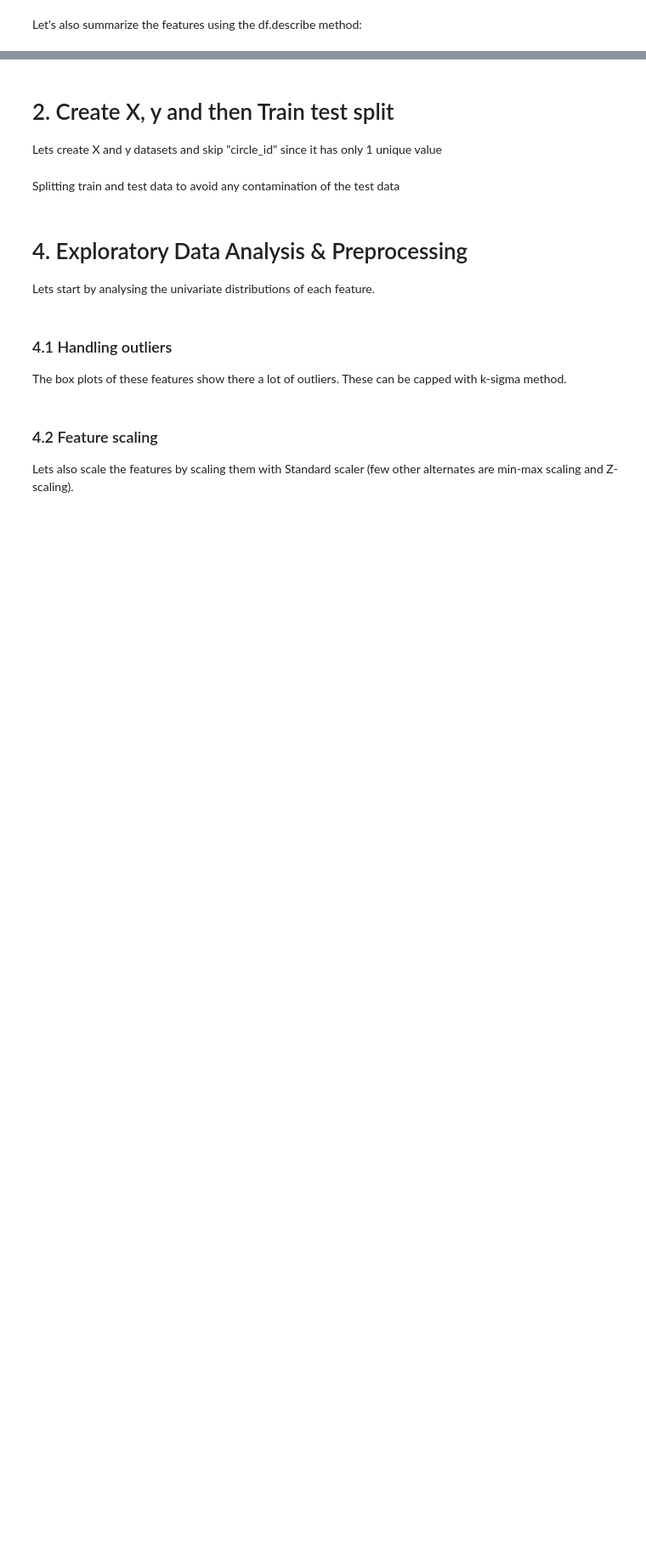
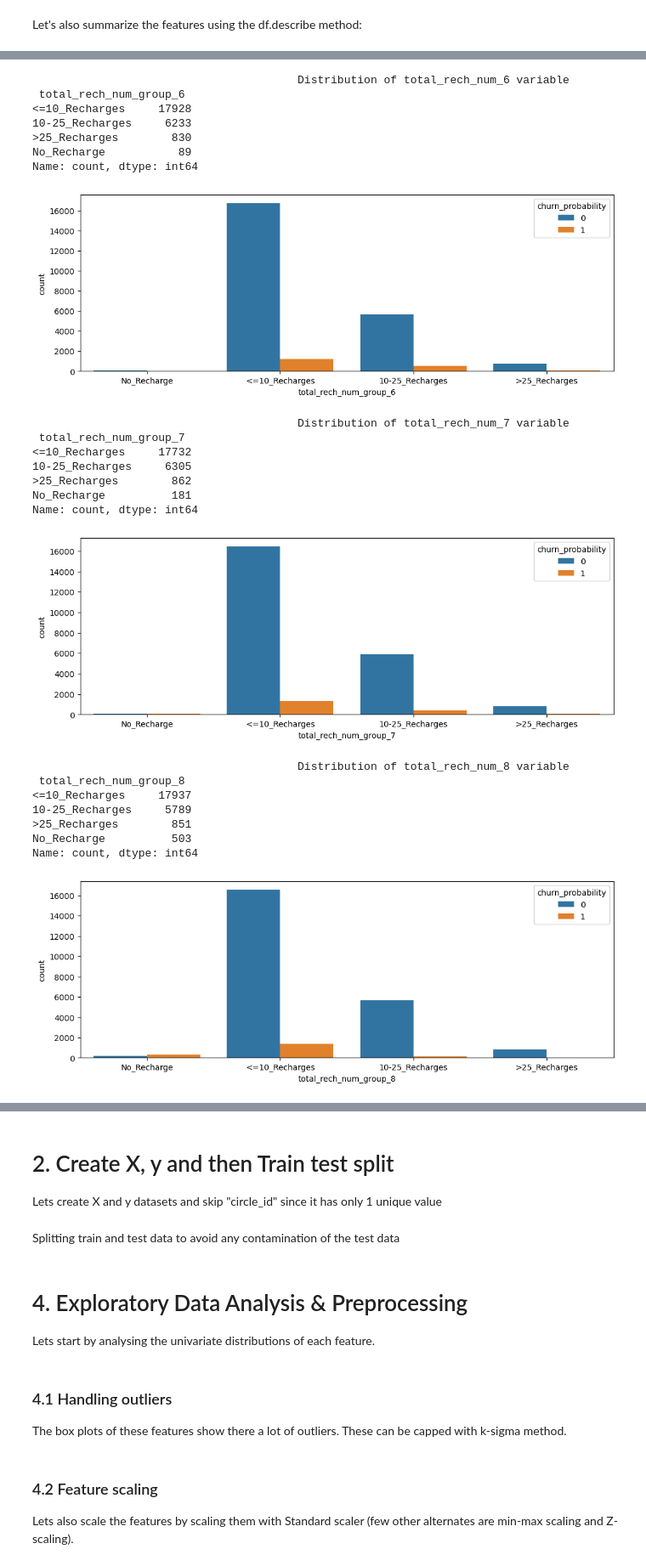
Before and after one commit to Anki0812/Telecom_Churn, a Jupyter notebook: ankita-mayur_V10.ipynb, the cells around one changed output, grey strips where cells are left out. Shown at 85% size. Cells and saved outputs as stored; diff of their text form; code cells hidden in the pictures; blank space fills up the shorter version.

```diff
--- a/ankita-mayur_V10.ipynb
+++ b/ankita-mayur_V10.ipynb
@@ -395,0 +900,42 @@ data.describe(include="all")
+# %%
+# Plotting the results
+
+plt.figure(figsize=[12,4])
+sns.countplot(data=data,x="total_rech_num_group_6",hue="churn_probability")
+print("\t\t\t\t\tDistribution of total_rech_num_6 variable\n",data['total_rech_num_group_6'].value_counts())
+plt.show()
+print("\n\n")
+plt.figure(figsize=[12,4])
+sns.countplot(data=data,x="total_rech_num_group_7",hue="churn_probability")
+print("\t\t\t\t\tDistribution of total_rech_num_7 variable\n",data['total_rech_num_group_7'].value_counts())
+plt.show("\n\n")
+print()
+plt.figure(figsize=[12,4])
+sns.countplot(data=data,x="total_rech_num_group_8",hue="churn_probability")
+print("\t\t\t\t\tDistribution of total_rech_num_8 variable\n",data['total_rech_num_group_8'].value_counts())
+plt.show()
+# %% [output]
+                                        Distribution of total_rech_num_6 variable
+ total_rech_num_group_6
+<=10_Recharges     17928
+10-25_Recharges     6233
+>25_Recharges        830
+No_Recharge           89
+Name: count, dtype: int64
+[figure, added]
+                                        Distribution of total_rech_num_7 variable
+ total_rech_num_group_7
+<=10_Recharges     17732
+10-25_Recharges     6305
+>25_Recharges        862
+No_Recharge          181
+Name: count, dtype: int64
+[figure, added]
+                                        Distribution of total_rech_num_8 variable
+ total_rech_num_group_8
+<=10_Recharges     17937
+10-25_Recharges     5789
+>25_Recharges        851
+No_Recharge          503
+Name: count, dtype: int64
+[figure, added]
```
Also changed, not shown: parts of 60 cells of this notebook.
